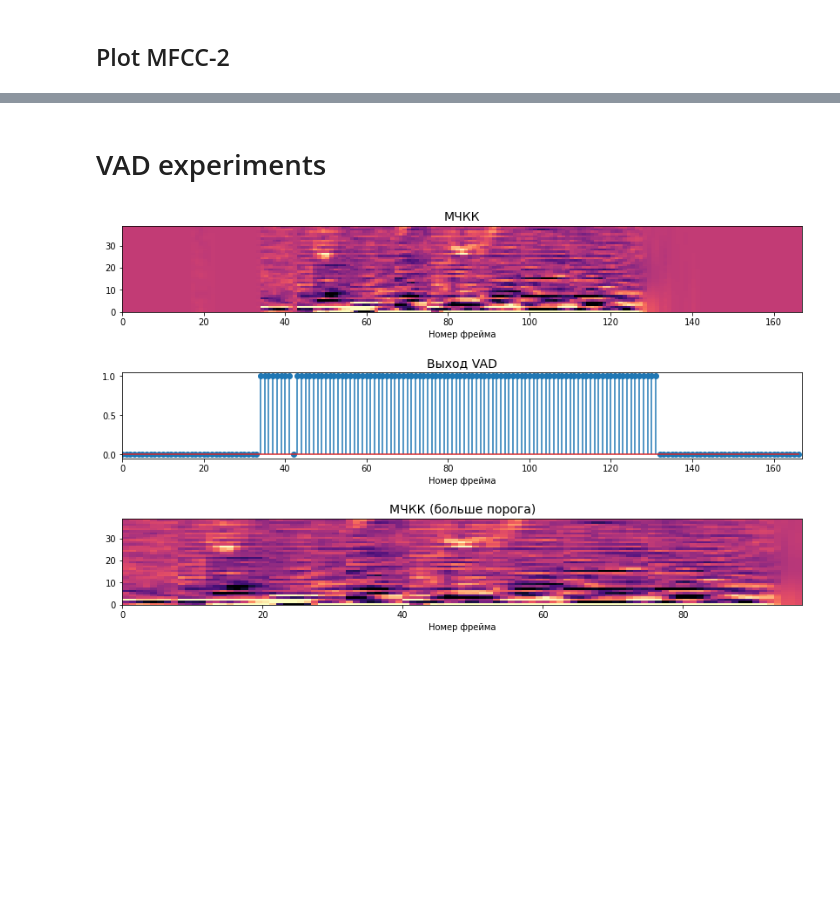
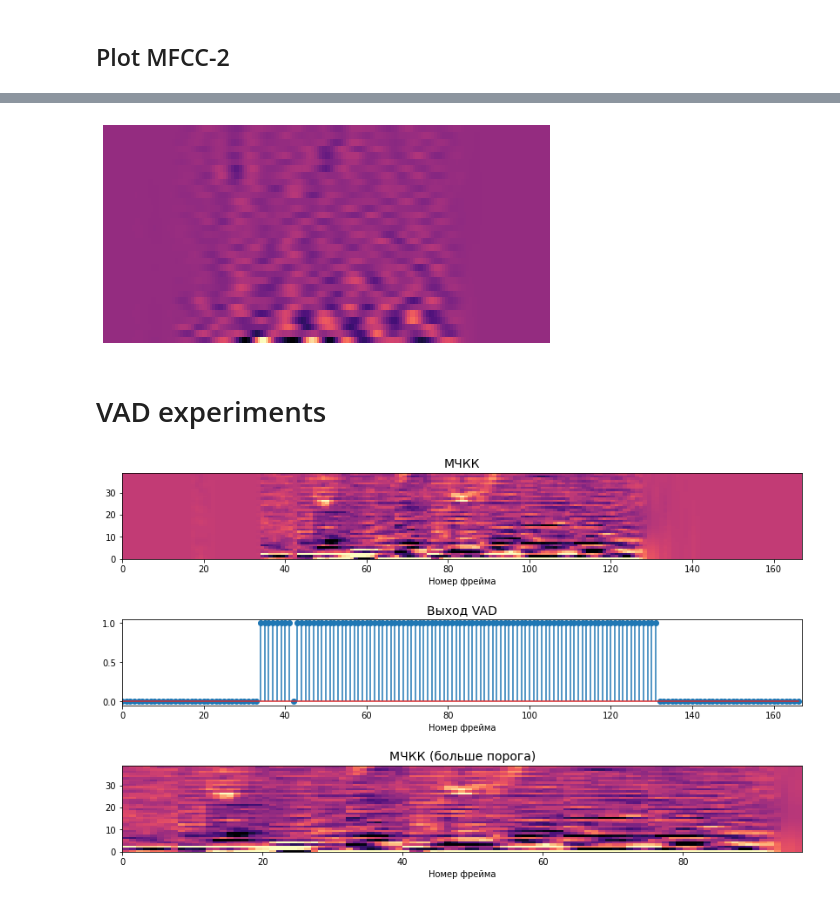
Before and after one commit to vortex2894/speech-emotion-recognition-system, a Jupyter notebook: ravdess_eda.ipynb, the cells around one changed output, grey strips where cells are left out. Drawn from its saved outputs; the diff is of its cells as text; code cells hidden in the pictures; blank space fills up the shorter version.

```diff
--- a/ravdess_eda.ipynb
+++ b/ravdess_eda.ipynb
@@ -240,3 +271,14 @@ fig.savefig(image_name, format='jpg', dpi=220, bbox_inches='tight', pad_inches =
+# %%
+delta2_mffcs = librosa.feature.delta(delta_mffcs)
+
+fig,ax=plt.subplots(figsize=(8,4))
+plt.pcolor(delta2_mffcs, cmap='magma',shading='flat')
+plt.axis('off')
+
+image_name = f'Doc/figures/delta2_mfcc_example.jpg'
+fig.savefig(image_name, format='jpg', dpi=220, bbox_inches='tight', pad_inches = 0.2)
+# %% [output]
+[figure, added]
 # %% [markdown]
 # VAD experiments
 # %%
```
Also changed, not shown: parts of 4 cells of this notebook.
